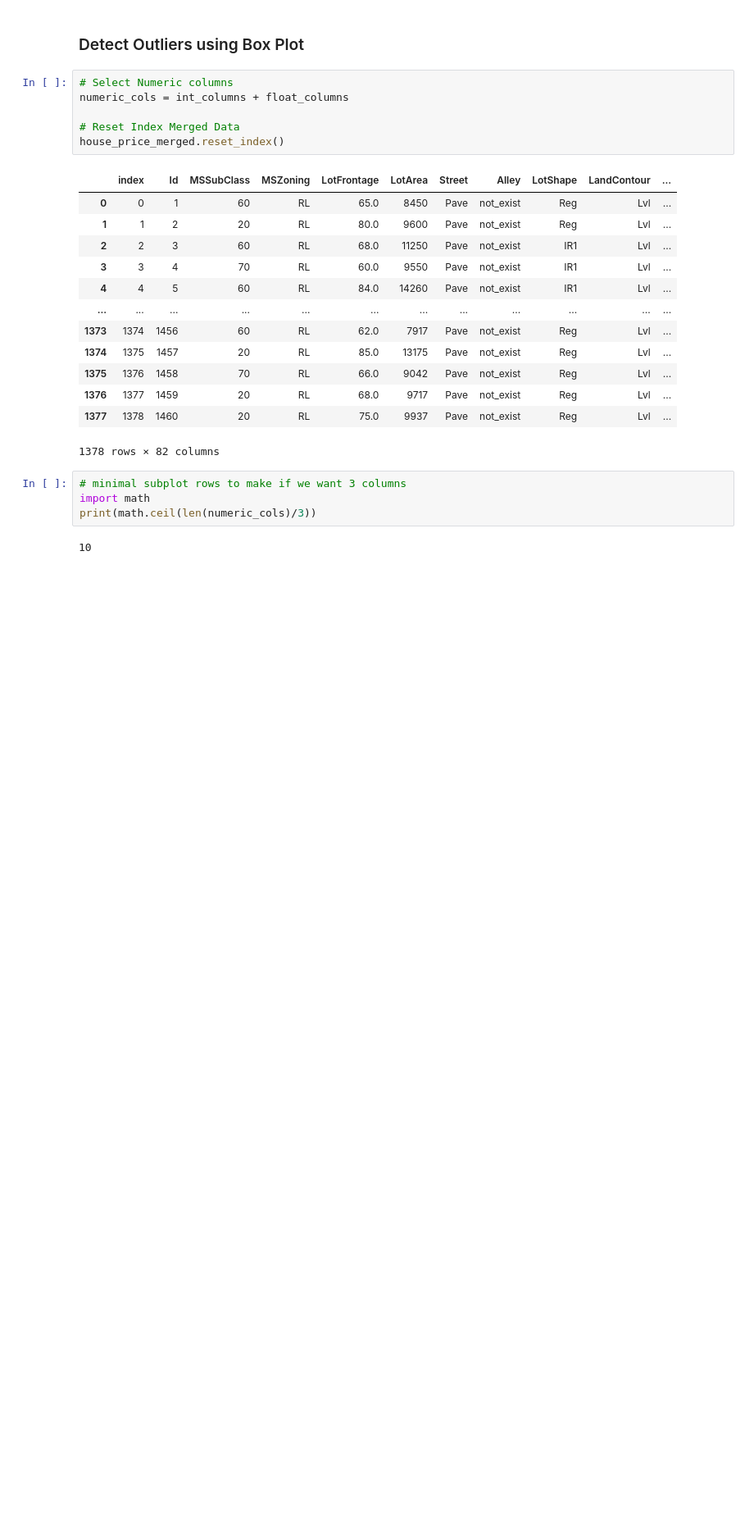
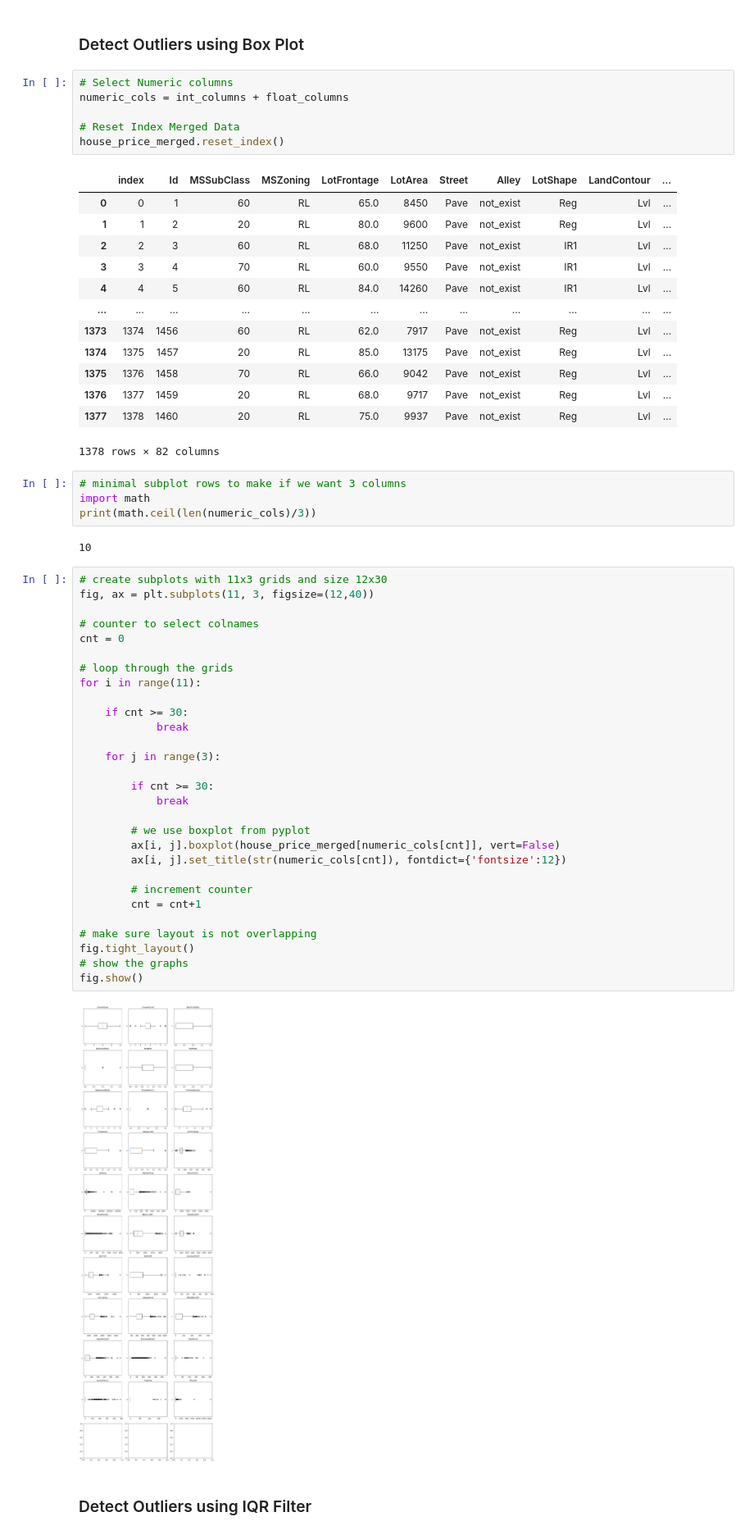
Before and after one commit to aryabaguss/House-Price-Data-Cleaning, a Jupyter notebook: House_Price_Cleaning.ipynb, the cells around one changed output. Shown at 82% size. Saved outputs shown, nothing was run; the diff lists cells and outputs as text; blank space fills up the shorter version.

Commit message:
add detect and handling outlier

```diff
--- a/House_Price_Cleaning.ipynb
+++ b/House_Price_Cleaning.ipynb
@@ -371,3 +371,36 @@ import math
 print(math.ceil(len(numeric_cols)/3))
 # %% [output]
 10
+# %%
+# create subplots with 11x3 grids and size 12x30
+fig, ax = plt.subplots(11, 3, figsize=(12,40))
+
+# counter to select colnames
+cnt = 0
+
+# loop through the grids
+for i in range(11):
+
+    if cnt >= 30:
+            break
+
+    for j in range(3):
+
+        if cnt >= 30:
+            break
+
+        # we use boxplot from pyplot
+        ax[i, j].boxplot(house_price_merged[numeric_cols[cnt]], vert=False)
+        ax[i, j].set_title(str(numeric_cols[cnt]), fontdict={'fontsize':12})
+
+        # increment counter
+        cnt = cnt+1
+
+# make sure layout is not overlapping
+fig.tight_layout()
+# show the graphs
+fig.show()
+# %% [output]
+[figure, added]
+# %% [markdown]
+### Detect Outliers using IQR Filter
```
Also changed, not shown: parts of 13 cells of this notebook.
